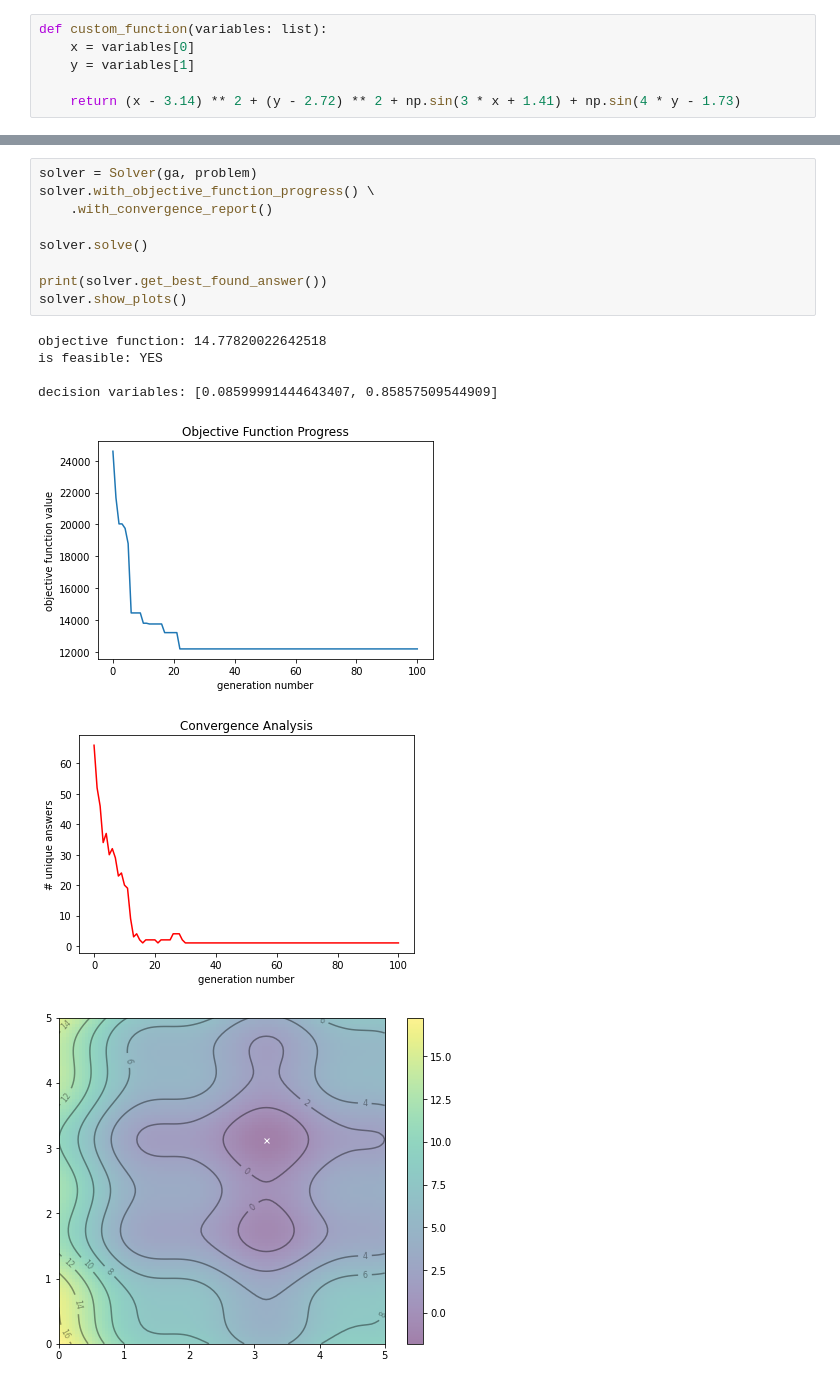
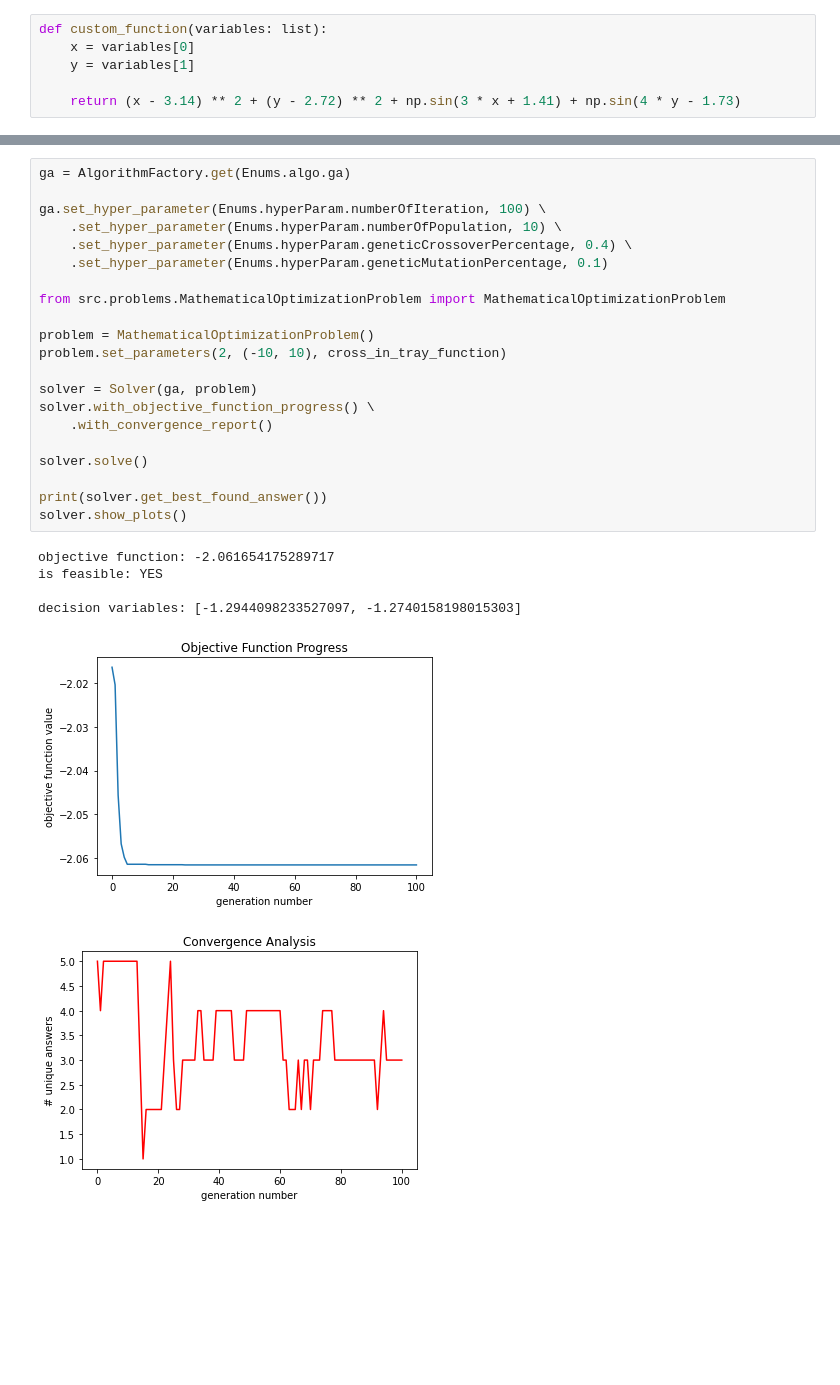
Before and after one commit to shayansm2/metaalgolib, a Jupyter notebook: src/main.ipynb, the cells around one changed output, grey strips where cells are left out. Saved outputs shown, nothing was run; the diff lists cells and outputs as text; blank space fills up the shorter version.

```diff
--- a/src/main.ipynb
+++ b/src/main.ipynb
@@ -88,17 +74,28 @@ problem.set_parameters(2, (0, 5), custom_function)
-# %%
-solver = Solver(ga, problem)
-solver.with_objective_function_progress() \
-    .with_convergence_report()
-
-solver.solve()
-
-print(solver.get_best_found_answer())
-solver.show_plots()
-# %% [output]
-objective function: 14.77820022642518
-is feasible: YES
-
-decision variables: [0.08599991444643407, 0.85857509544909]
-[figure, removed]
-[figure, removed]
-[figure, removed]
+# %%
+ga = AlgorithmFactory.get(Enums.algo.ga)
+
+ga.set_hyper_parameter(Enums.hyperParam.numberOfIteration, 100) \
+    .set_hyper_parameter(Enums.hyperParam.numberOfPopulation, 10) \
+    .set_hyper_parameter(Enums.hyperParam.geneticCrossoverPercentage, 0.4) \
+    .set_hyper_parameter(Enums.hyperParam.geneticMutationPercentage, 0.1)
+
+from src.problems.MathematicalOptimizationProblem import MathematicalOptimizationProblem
+
+problem = MathematicalOptimizationProblem()
+problem.set_parameters(2, (-10, 10), cross_in_tray_function)
+
+solver = Solver(ga, problem)
+solver.with_objective_function_progress() \
+    .with_convergence_report()
+
+solver.solve()
+
+print(solver.get_best_found_answer())
+solver.show_plots()
+# %% [output]
+objective function: -2.061654175289717
+is feasible: YES
+
+decision variables: [-1.2944098233527097, -1.2740158198015303]
+[figure, added]
+[figure, added]
```
Also changed, not shown: parts of 7 cells of this notebook, 1 other file.
